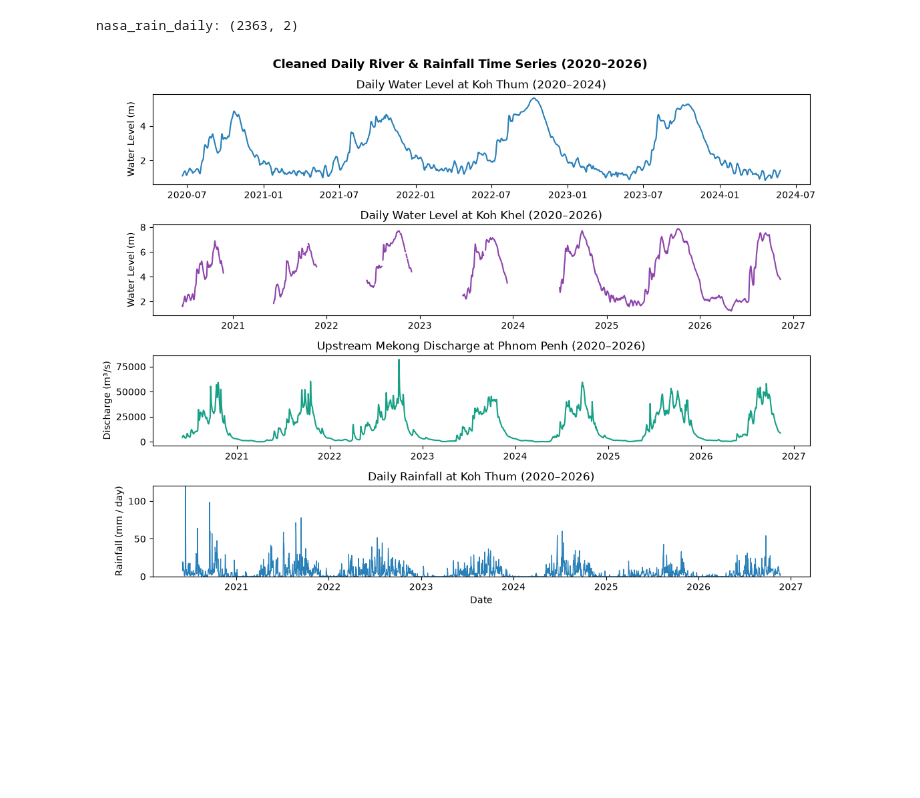
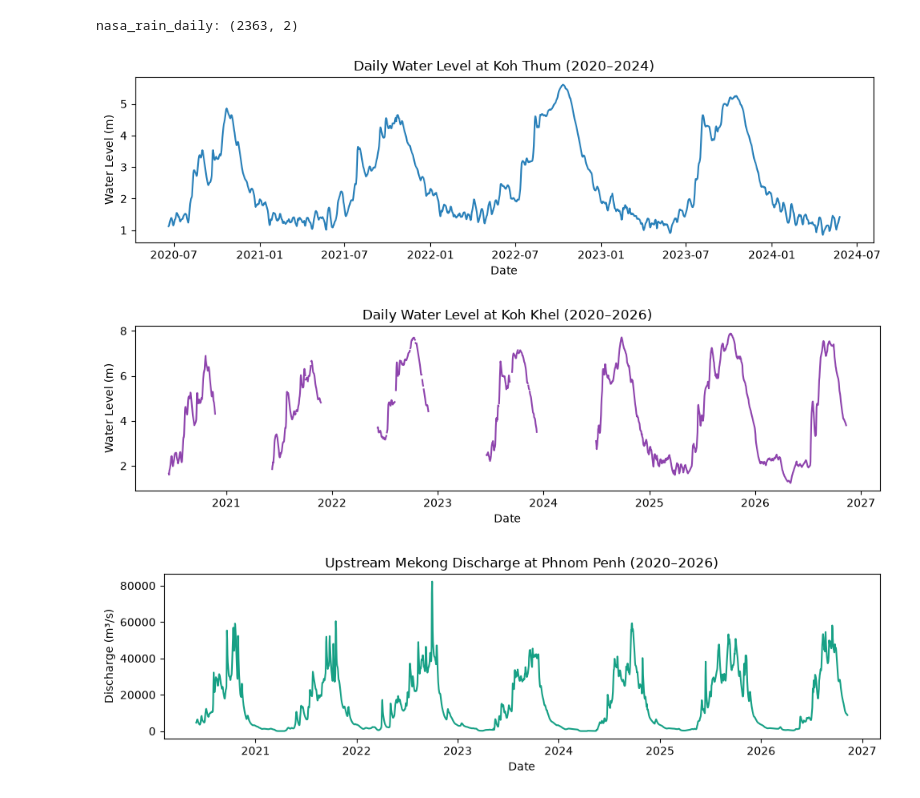
Before and after one commit to Dona-18/Machine-Learning---Fall2026, a Jupyter notebook: notebooks/01_eda_and_cleaning.ipynb, the cells around one changed output. Drawn from its saved outputs; the diff is of its cells as text; code cells hidden in the pictures; blank space fills up the shorter version.

```diff
--- a/notebooks/01_eda_and_cleaning.ipynb
+++ b/notebooks/01_eda_and_cleaning.ipynb
@@ -208,31 +208,38 @@ nasa_rain_daily.to_csv(PROCESSED_DIR / 'nasa_rain_daily.csv', index=False)
 print('nasa_rain_daily:', nasa_rain_daily.shape)
 # %% [output]
 nasa_rain_daily: (2363, 2)
-# %%
-# Figure 2: Plot all 4 cleaned daily series (2020 - 2026)
-fig, axes = plt.subplots(4, 1, figsize=(11, 8.5))
-
-axes[0].plot(pd.to_datetime(bassac_daily['date']), bassac_daily['WL'], color='#2980b9')
-axes[0].set_title('Daily Water Level at Koh Thum (2020–2024)')
-axes[0].set_ylabel('Water Level (m)')
-
-kohkhel_by_day = kohkhel_daily.assign(dt=pd.to_datetime(kohkhel_daily['date'])).set_index('dt')['WL_raw'].asfreq('D')
-axes[1].plot(kohkhel_by_day.index, kohkhel_by_day.values, color='#8e44ad')
-axes[1].set_title('Daily Water Level at Koh Khel (2020–2026)')
-axes[1].set_ylabel('Water Level (m)')
-
-axes[2].plot(pd.to_datetime(glofas_daily['date']), glofas_daily['upstream_discharge'], color='#16a085')
-axes[2].set_title('Upstream Mekong Discharge at Phnom Penh (2020–2026)')
-axes[2].set_ylabel('Discharge (m³/s)')
-
-axes[3].plot(pd.to_datetime(nasa_rain_daily['date']), nasa_rain_daily['rain_mm'], color='#2980b9', linewidth=0.9)
-axes[3].set_ylim(0, 120)
-axes[3].set_ylabel('Rainfall (mm / day)')
-axes[3].set_xlabel('Date')
-axes[3].set_title('Daily Rainfall at Koh Thum (2020–2026)')
-
-fig.suptitle('Cleaned Daily River & Rainfall Time Series (2020–2026)', fontsize=13, fontweight='bold')
-plt.tight_layout()
-plt.show()
-# %% [output]
-[figure, removed]
+# %%
+# Chart 1: Daily Water Level at Koh Thum (2020 - 2024)
+plt.figure(figsize=(10, 3))
+plt.plot(pd.to_datetime(bassac_daily['date']), bassac_daily['WL'], color='#2980b9')
+plt.title('Daily Water Level at Koh Thum (2020–2024)')
+plt.ylabel('Water Level (m)')
+plt.xlabel('Date')
+plt.tight_layout()
+plt.show()
+# %% [output]
+[figure, added]
+# %%
+# Chart 2: Daily Water Level at Koh Khel (2020 - 2026)
+kohkhel_by_day = kohkhel_daily.assign(dt=pd.to_datetime(kohkhel_daily['date'])).set_index('dt')['WL_raw'].asfreq('D')
+
+plt.figure(figsize=(10, 3))
+plt.plot(kohkhel_by_day.index, kohkhel_by_day.values, color='#8e44ad')
+plt.title('Daily Water Level at Koh Khel (2020–2026)')
+plt.ylabel('Water Level (m)')
+plt.xlabel('Date')
+plt.tight_layout()
+plt.show()
+# %% [output]
+[figure, added]
+# %%
+# Chart 3: Upstream Mekong Discharge at Phnom Penh (2020 - 2026)
+plt.figure(figsize=(10, 3))
+plt.plot(pd.to_datetime(glofas_daily['date']), glofas_daily['upstream_discharge'], color='#16a085')
+plt.title('Upstream Mekong Discharge at Phnom Penh (2020–2026)')
+plt.ylabel('Discharge (m³/s)')
+plt.xlabel('Date')
+plt.tight_layout()
+plt.show()
+# %% [output]
+[figure, added]
```
Also changed, not shown: parts of 1 cell of this notebook, 7 other files.
